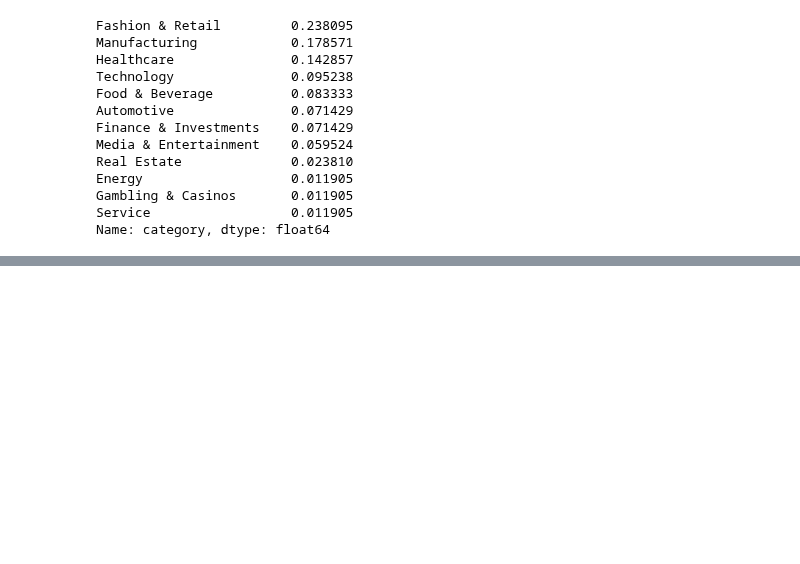
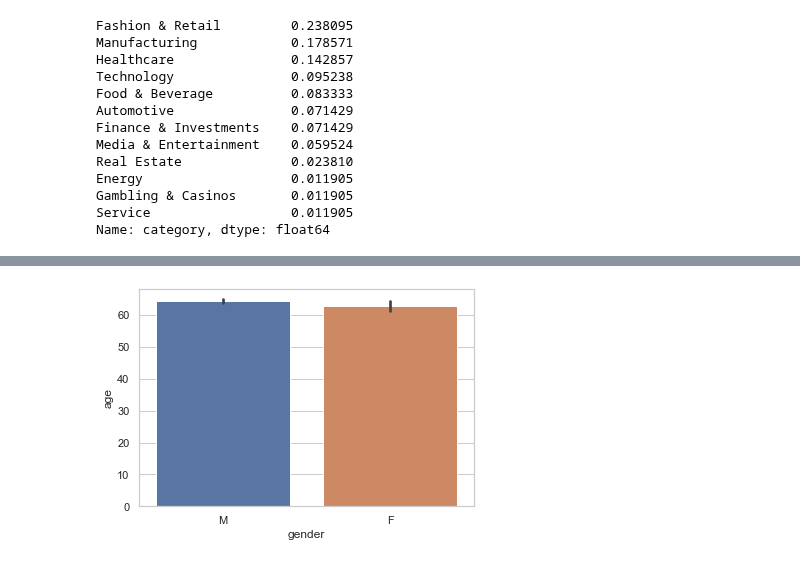
Before and after one commit to abdullahcayde/Trainings, a Jupyter notebook: Data_Preprocessing/forbes_2022.ipynb, the cells around one changed output, grey strips where cells are left out. Saved outputs shown, nothing was run; the diff lists cells and outputs as text; code cells hidden in the pictures; blank space fills up the shorter version.

```diff
--- a/Data_Preprocessing/forbes_2022.ipynb
+++ b/Data_Preprocessing/forbes_2022.ipynb
@@ -196,0 +240,4 @@ Name: category, dtype: float64
+# %%
+sns.barplot(x= 'gender',y= 'age', data= df);
+# %% [output]
+[figure, added]
```
Also changed, not shown: parts of 7 cells of this notebook.
